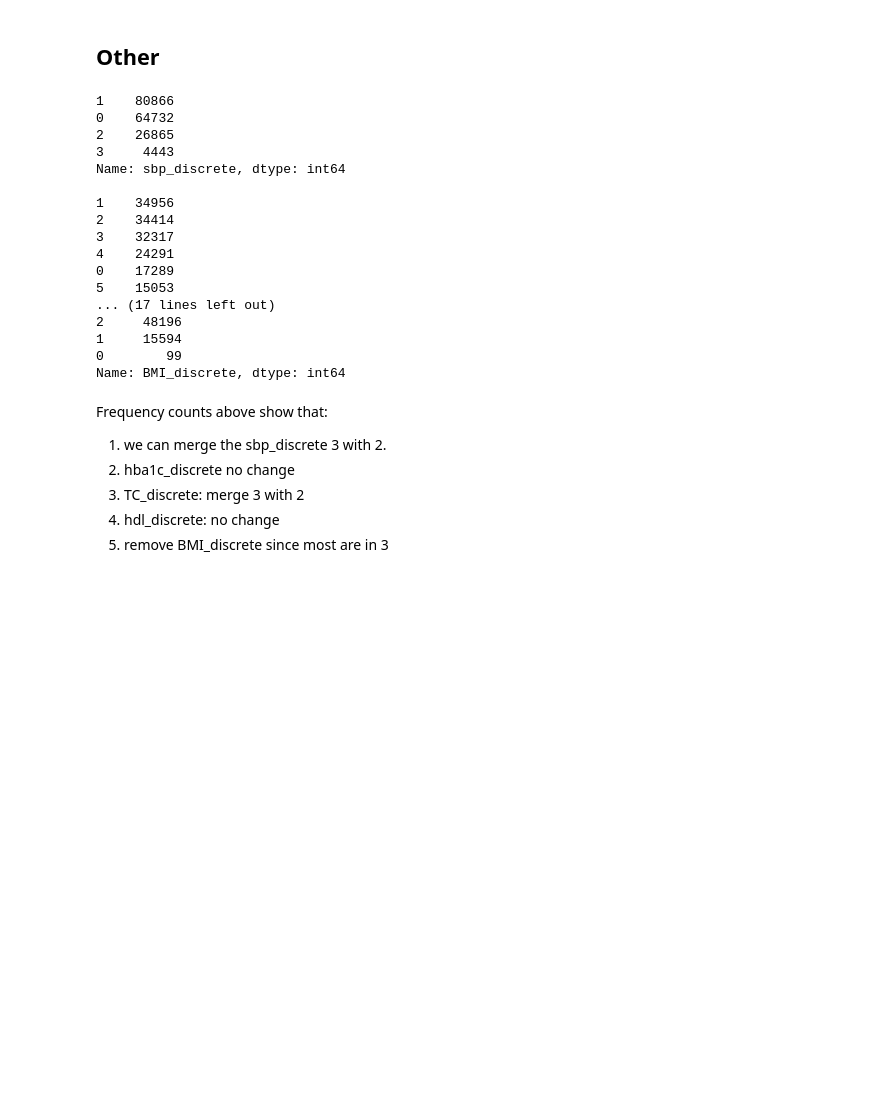
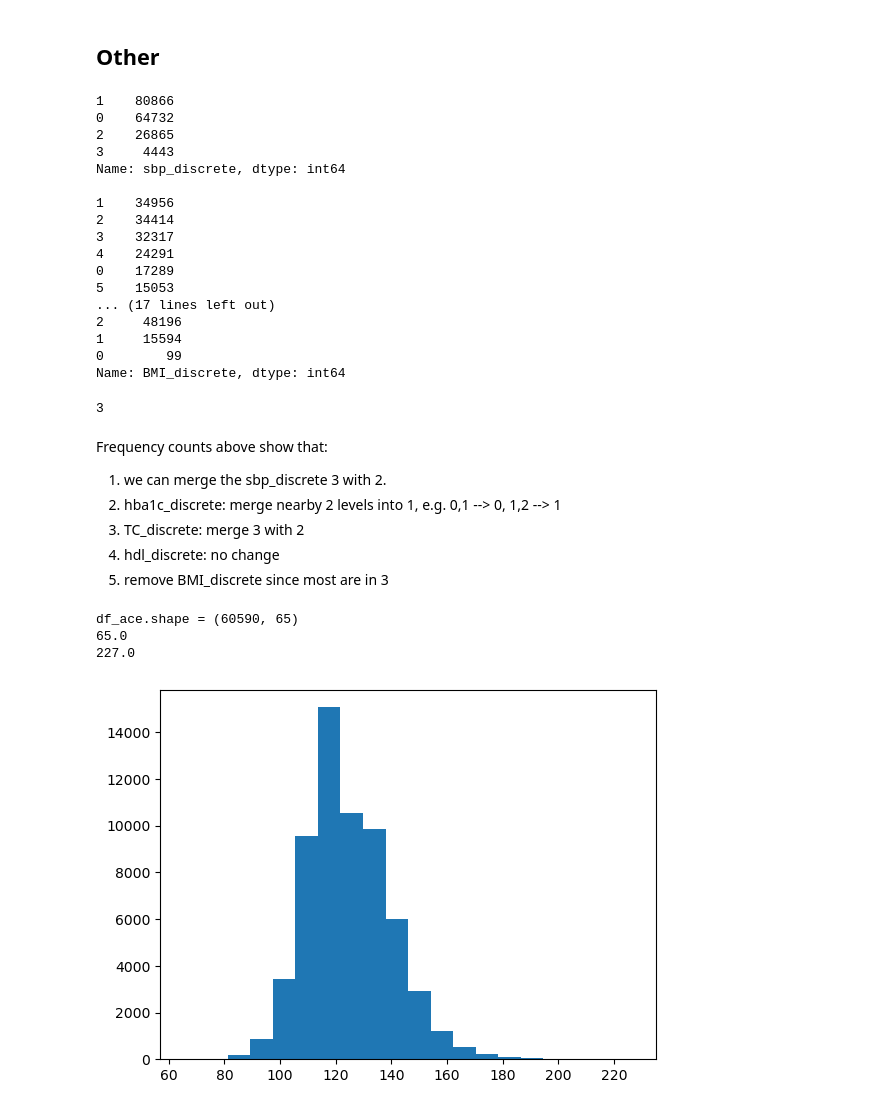
Before and after one commit to tian1327/Accord-RL, a Jupyter notebook: DOPE/BPClass/model.ipynb, the cells around one changed output. Cells and saved outputs as stored; diff of their text form; code cells hidden in the pictures; blank space fills up the shorter version.

```diff
--- a/DOPE/BPClass/model.ipynb
+++ b/DOPE/BPClass/model.ipynb
@@ -48,7 +49,7 @@ fea5 = ['0', '1', '2', '3']
 
 state_features = ['sbp_discrete','hba1c_discrete','TC_discrete','hdl_discrete']
 fea1 = ['0', '1', '2'] # possible values for sbp_discrete, merge 3 with 2
-fea2 = ['0', '1', '2', '3', '4', '5', '6', '7']
+fea2 = ['0', '1', '2', '3'] # merge every 2 adjacent levels into 1 level
 fea3 = ['0', '1', '2'] # possible values for TC_discrete, merge 3 with 2
 fea4 = ['0', '1', '2', '3']
 
@@ -80,4 +81,11 @@ action_code_to_index = {code: i for i, code in enumerate(actions)}
 # print the first 5 action_code_to_index
 for i in range(5):
     print(actions[i], action_code_to_index[actions[i]])
+
+
+# build the action space for each state, assign the same action space to all states
+actions_per_state = {}
+for s in range(N_STATES):
+    actions_per_state[s] = [i for i in range(N_ACTIONS)]
+print('action_space for state 0:', actions_per_state[0])
 # %% [output]
@@ -100,5 +111,8 @@ len(actions) = 32
 # %%
-df = pd.read_csv(DATA)
+hba1c_discrete_code_dict = {'0': '0', '1': '0',
+                            '2': '1', '3': '1',
+                            '4': '2', '5': '2',
+                            '6': '3', '7': '3'}
 
 # add the state and action code columns
 action_code = []
@@ -116,6 +130,10 @@ for i in range(len(df)):
         if state_fea == 'TC_discrete' and code == '3':
             code = '2'
 
+        # merge every 2 adjacent levels into 1 level for hba1c_discrete
+        if state_fea == 'hba1c_discrete':
+            code = hba1c_discrete_code_dict[code]
+
         s_code += code
 
     for action_fea in action_features:
@@ -284,12 +370,6 @@ print("value_b[0, 0] =",value_b[0, 0])
 ## Other
 # %%
 # check the frequency counts of hba1c_discrete in the dataset
-
-def check_frequency(df, col_name):
-    df = df[col_name]
-    df = df.value_counts()
-    print(df)
-    print()
 
 # 'sbp_discrete','hba1c_discrete','TC_discrete','hdl_discrete','BMI_discrete'
 check_frequency(df, 'sbp_discrete')
@@ -315,10 +395,26 @@ Name: sbp_discrete, dtype: int64
 1     15594
 0        99
 Name: BMI_discrete, dtype: int64
+3
 # %% [markdown]
 Frequency counts above show that:
 1. we can merge the sbp_discrete 3 with 2.
-2. hba1c_discrete no change
+2. hba1c_discrete: merge nearby 2 levels into 1, e.g. 0,1 --> 0, 1,2 --> 1
 3. TC_discrete: merge 3 with 2
 4. hdl_discrete: no change
 5. remove BMI_discrete since most are in 3
+# %%
+# check the sbp_feedback range in the df when prescribinng ACE,
+df_ace = df[df['ACE']==1]
+print('df_ace.shape =', df_ace.shape)
+print(min(df_ace['sbp_feedback']))
+print(max(df_ace['sbp_feedback']))
+
+# plot the distribution of sbp_feedback
+plt.hist(df_ace['sbp_feedback'], bins=20)
+plt.show()
+# %% [output]
+df_ace.shape = (60590, 65)
+65.0
+227.0
+[figure, added]
```
Also changed, not shown: parts of 16 cells of this notebook, 3 other files.
